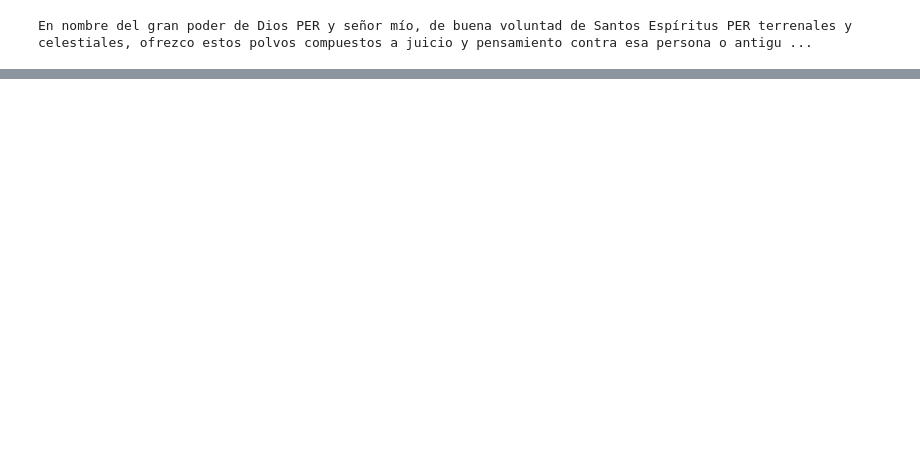
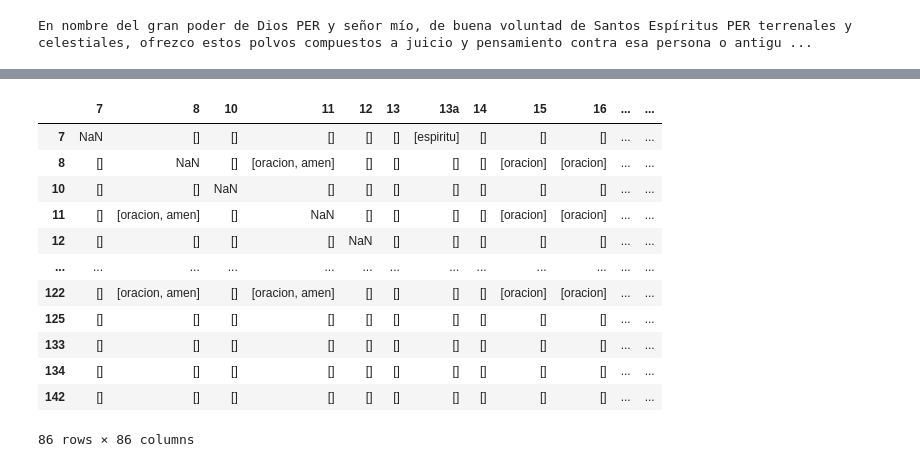
Before and after one commit to roicort/DarkMagic, a Jupyter notebook: NLP/POS.ipynb, the cells around one changed output, grey strips where cells are left out. Cells and saved outputs as stored; diff of their text form; code cells hidden in the pictures; blank space fills up the shorter version.

```diff
--- a/NLP/POS.ipynb
+++ b/NLP/POS.ipynb
@@ -37,3 +37,3 @@ df
 # %%
-nlp = spacy.load("es_core_news_sm")
+nlp = spacy.load("es_core_news_md")
 # %%
@@ -81,0 +116,32 @@ En nombre del gran poder de Dios PER y señor mío, de buena voluntad de Santos
+# %%
+admat = pd.DataFrame(columns = entitiesdict.keys(),index=entitiesdict.keys())
+
+import networkx as nx
+G = nx.Graph()
+
+for k in entitiesdict.keys():
+    for j in entitiesdict.keys():
+        if k!=j:
+            a = entitiesdict[k]
+            b = entitiesdict[j]
+            inter = set(a).intersection(set(b))
+            admat[k][j] = list(inter)
+            if admat[k][j] != []:
+                G.add_node(k,ents=a)
+                G.add_node(j,ents=b)
+                G.add_edge(k,j,weight=len(admat[k][j]))
+admat
+# %% [output]
+|  | 7 | 8 | 10 | 11 | 12 | 13 | 13a | 14 | 15 | 16 | ... | ... |
+| 7 | NaN | [] | [] | [] | [] | [] | [espiritu] | [] | [] | [] | ... | ... |
+| 8 | [] | NaN | [] | [oracion, amen] | [] | [] | [] | [] | [oracion] | [oracion] | ... | ... |
+| 10 | [] | [] | NaN | [] | [] | [] | [] | [] | [] | [] | ... | ... |
+| 11 | [] | [oracion, amen] | [] | NaN | [] | [] | [] | [] | [oracion] | [oracion] | ... | ... |
+| 12 | [] | [] | [] | [] | NaN | [] | [] | [] | [] | [] | ... | ... |
+| ... | ... | ... | ... | ... | ... | ... | ... | ... | ... | ... | ... | ... |
+| 122 | [] | [oracion, amen] | [] | [oracion, amen] | [] | [] | [] | [] | [oracion] | [oracion] | ... | ... |
+| 125 | [] | [] | [] | [] | [] | [] | [] | [] | [] | [] | ... | ... |
+| 133 | [] | [] | [] | [] | [] | [] | [] | [] | [] | [] | ... | ... |
+| 134 | [] | [] | [] | [] | [] | [] | [] | [] | [] | [] | ... | ... |
+| 142 | [] | [] | [] | [] | [] | [] | [] | [] | [] | [] | ... | ... |
+86 rows × 86 columns
```
Also changed, not shown: parts of 15 cells of this notebook, 6 other files.
